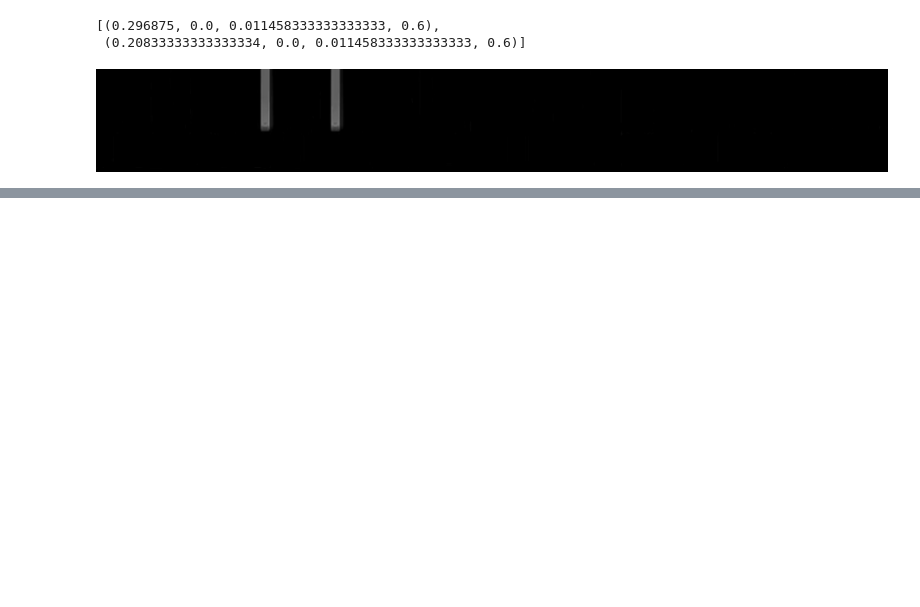
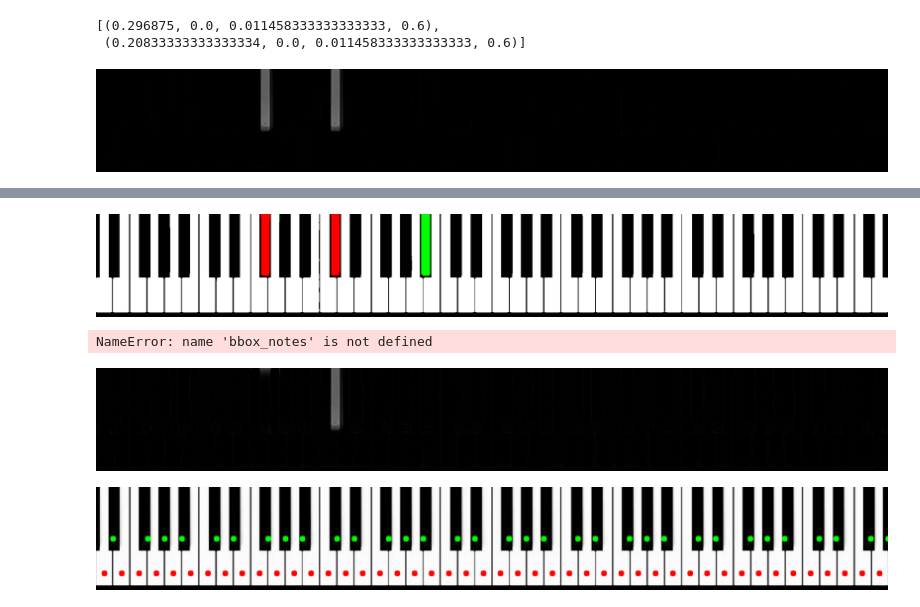
Before and after one commit to myscience/video-to-piano, a Jupyter notebook: Playgroud.ipynb, the cells around one changed output, grey strips where cells are left out. Cells and saved outputs as stored; diff of their text form; code cells hidden in the pictures; blank space fills up the shorter version.

```diff
--- a/Playgroud.ipynb
+++ b/Playgroud.ipynb
@@ -177 +16,24 @@ def get_keyboard_layout(
+# %%
+import cv2
+import numpy as np
+from PIL import Image
+
+from typing import Tuple, List
+from src.video import skip_intro
+from src.video import go_to_next
+from src.image import quantize_palette
+
+video_path = 'video/exile - Taylor Swift & Bon Iver  Piano Tutorial.mp4'
+
+capture = cv2.VideoCapture(video_path)
+
+clean_keyboard, skipped = skip_intro(capture)
+data = (clean_keyboard, skipped)
+
+palette=[255, 255, 255] + [0, 0, 0] + [255, 0, 0] + [0, 255, 0]
+
+music = [data := go_to_next(capture, data[0], thr=5e-4) for i in range(10)]
+frames = [clean_keyboard] + [frame for frame, _ in music]
+frames = [quantize_palette(frame, palette=palette) for frame in frames]
+times  = [skipped] + [time  for _, time  in music]
 # %%
@@ -230,0 +129,42 @@ Image.fromarray((new_frame * 255).astype(np.uint8))
+# %%
+import importlib
+import src.keyboard
+import src.image
+importlib.reload(src.image)
+from src.image import frame_threshold
+from src.image import frame_to_pil
+from src.image import erase_by_color
+from src.image import quantize_palette
+
+tmp = quantize_palette(frames[-1], palette=[255, 255, 255] + [0, 0, 0] + [255, 0, 0] + [0, 255, 0])
+frame_to_pil(tmp)
+
+# tmp=frame_threshold(frames[1], cutoff = (0.2, 0.8), cut_to=(0, 0))
+# frame_to_pil(tmp)
+# tmp = erase_by_color(frames[1], colors=[(1, 1, 1)], tol=3e-1)
+# frame_to_pil(tmp)
+# %% [output]
+[figure, added]
+# %%
+bbox_notes(frames[0], noise_cutoff=(0.2, 0.39), cutoff_value=(0, 0))
+# %% [output]
+NameError: name 'bbox_notes' is not defined
+# %%
+frame_to_pil(np.abs(frames[2] - frames[1]))
+# %% [output]
+[figure, added]
+# %%
+# seq = np.vstack(frames)
+tmp = frames[0].copy()
+tmp = np.repeat(tmp[..., None], 3, axis=2)
+h, w, c = tmp.shape
+
+for x in w_sp:
+    cv2.circle(tmp, (int(x * w), h - h // 6), 2, (255, 0, 0), 10)
+
+for x in b_sp:
+    cv2.circle(tmp, (int(x * w), h // 2), 2, (0, 255, 0), 10)
+
+frame_to_pil(tmp)
+# %% [output]
+[figure, added]
```
Also changed, not shown: parts of 12 cells of this notebook, 5 other files.
